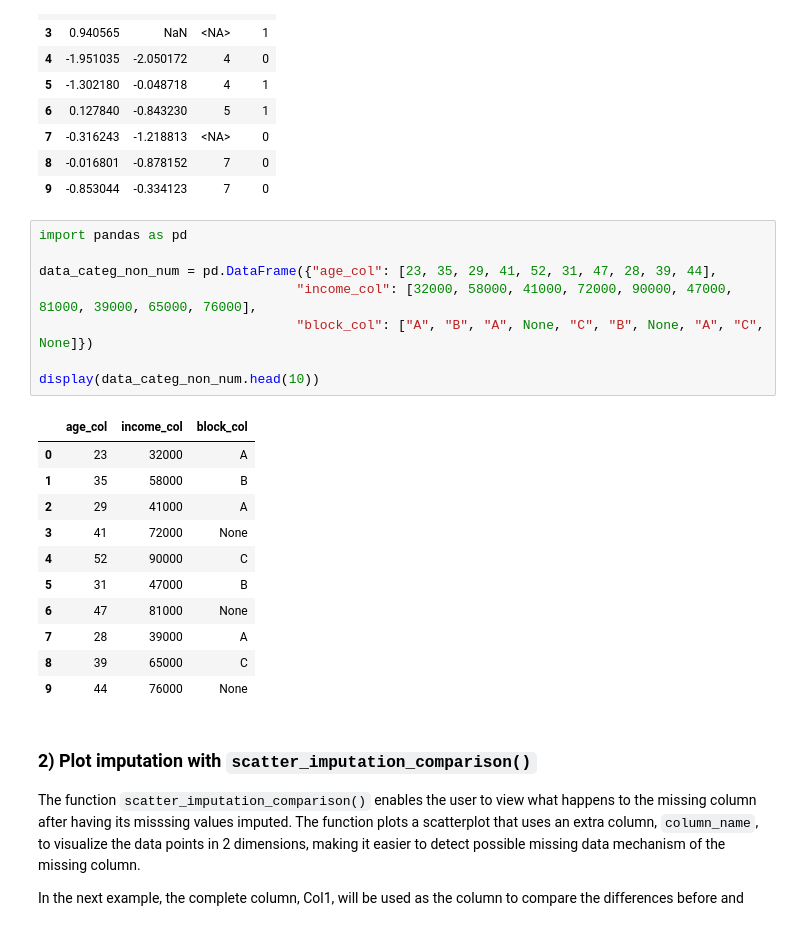
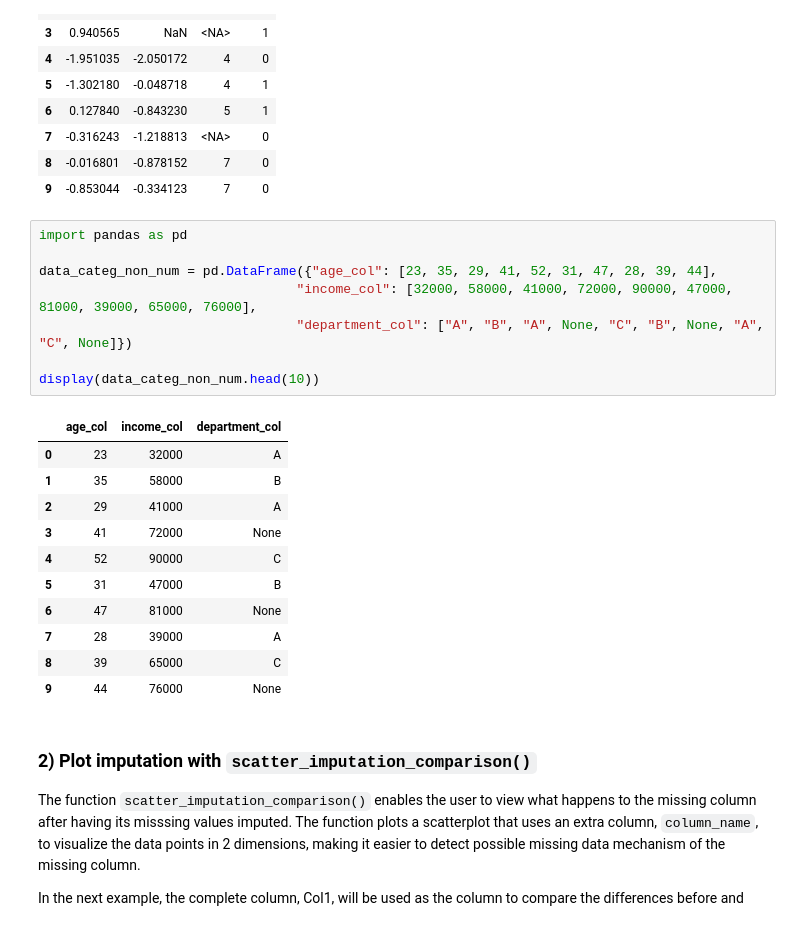
Before and after one commit to Ti-n-a/mechanism_viewer, a Jupyter notebook: examples/use_viewer_imputation.ipynb, the cells around one changed output. Saved outputs shown, nothing was run; the diff lists cells and outputs as text.

```diff
--- a/examples/use_viewer_imputation.ipynb
+++ b/examples/use_viewer_imputation.ipynb
@@ -32,13 +32,13 @@ display(data.head(10))
 # %%
 import pandas as pd
 
 data_categ_non_num = pd.DataFrame({"age_col": [23, 35, 29, 41, 52, 31, 47, 28, 39, 44],
                                  "income_col": [32000, 58000, 41000, 72000, 90000, 47000, 81000, 39000, 65000, 76000],
-                                 "block_col": ["A", "B", "A", None, "C", "B", None, "A", "C", None]})
+                                 "department_col": ["A", "B", "A", None, "C", "B", None, "A", "C", None]})
 
 display(data_categ_non_num.head(10))
 # %% [output]
-|  | age_col | income_col | block_col |
+|  | age_col | income_col | department_col |
 | 0 | 23 | 32000 | A |
 | 1 | 35 | 58000 | B |
 | 2 | 29 | 41000 | A |
```
Also changed, not shown: parts of 3 cells of this notebook, 15 other files.
